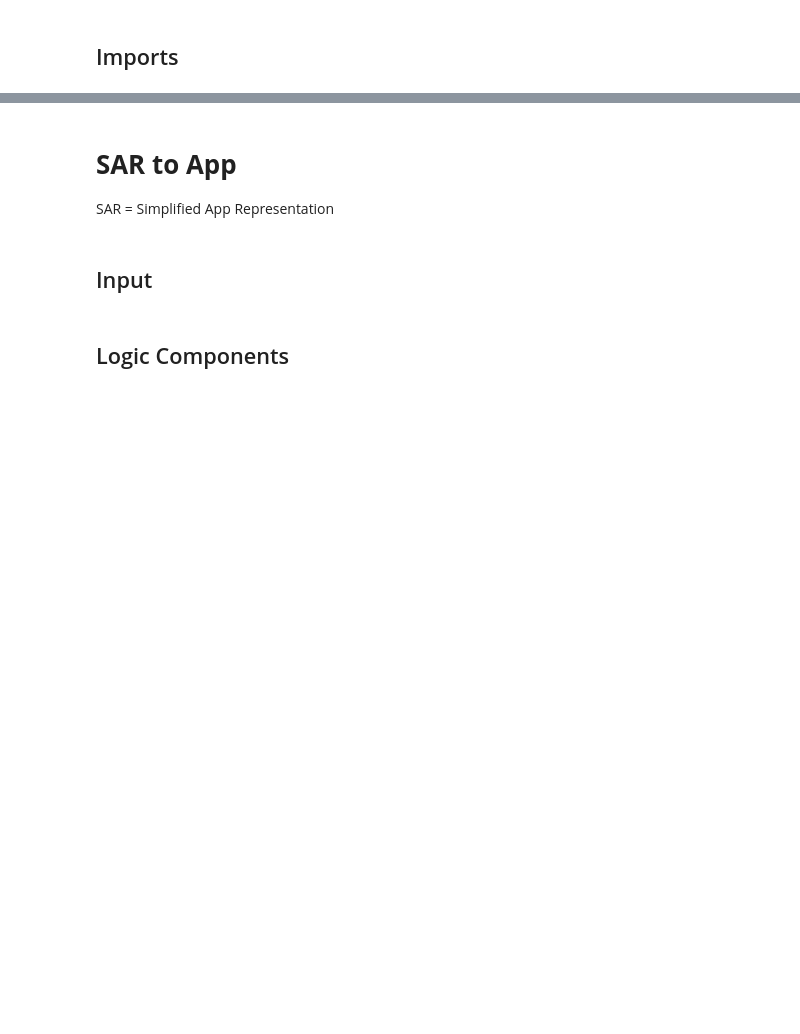
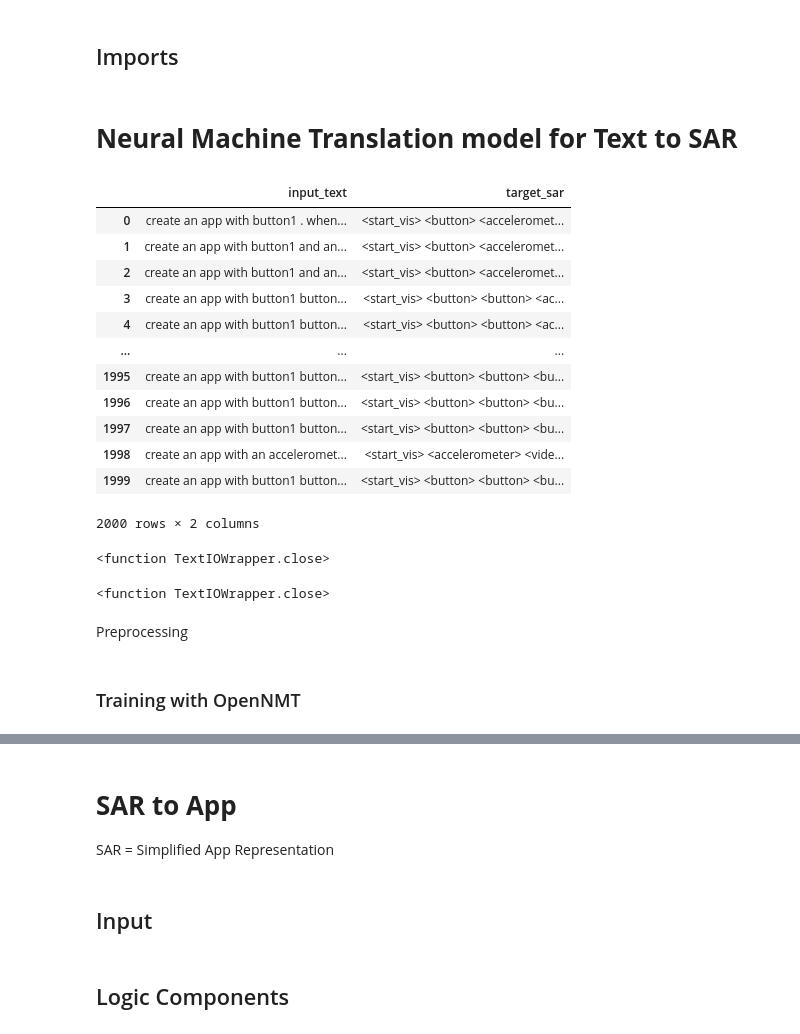
Before and after one commit to Masum06/Text2App, a Jupyter notebook: Text2App.ipynb, the cells around one changed output, grey strips where cells are left out. Drawn from its saved outputs; the diff is of its cells as text; code cells hidden in the pictures; blank space fills up the shorter version.

```diff
--- a/Text2App.ipynb
+++ b/Text2App.ipynb
@@ -32,3 +32,5 @@ import random
 from random import shuffle
 import xml.dom.minidom
 import pandas as pd
+# %% [markdown]
+# **Neural Machine Translation model for Text to SAR**
@@ -34,0 +39,32 @@ import pandas as pd
+# %%
+df
+# %% [output]
+|  | input_text | target_sar |
+| 0 | create an app with button1 . when... | <start_vis> <button> <acceleromet... |
+| 1 | create an app with button1 and an... | <start_vis> <button> <acceleromet... |
+| 2 | create an app with button1 and an... | <start_vis> <button> <acceleromet... |
+| 3 | create an app with button1 button... | <start_vis> <button> <button> <ac... |
+| 4 | create an app with button1 button... | <start_vis> <button> <button> <ac... |
+| ... | ... | ... |
+| 1995 | create an app with button1 button... | <start_vis> <button> <button> <bu... |
+| 1996 | create an app with button1 button... | <start_vis> <button> <button> <bu... |
+| 1997 | create an app with button1 button... | <start_vis> <button> <button> <bu... |
+| 1998 | create an app with an acceleromet... | <start_vis> <accelerometer> <vide... |
+| 1999 | create an app with button1 button... | <start_vis> <button> <button> <bu... |
+2000 rows × 2 columns
+# %%
+fp_input = open("src_test.txt", 'w+')
+fp_input.write('\n'.join(list(df['input_text'].values)))
+fp_input.close
+# %% [output]
+<function TextIOWrapper.close>
+# %%
+fp_output = open("tgt_test.txt", 'w+')
+fp_output.write('\n'.join(list(df['target_sar'].values)))
+fp_output.close
+# %% [output]
+<function TextIOWrapper.close>
+# %% [markdown]
+Preprocessing
+# %% [markdown]
+### Training with OpenNMT
```
Also changed, not shown: parts of 43 cells of this notebook.
